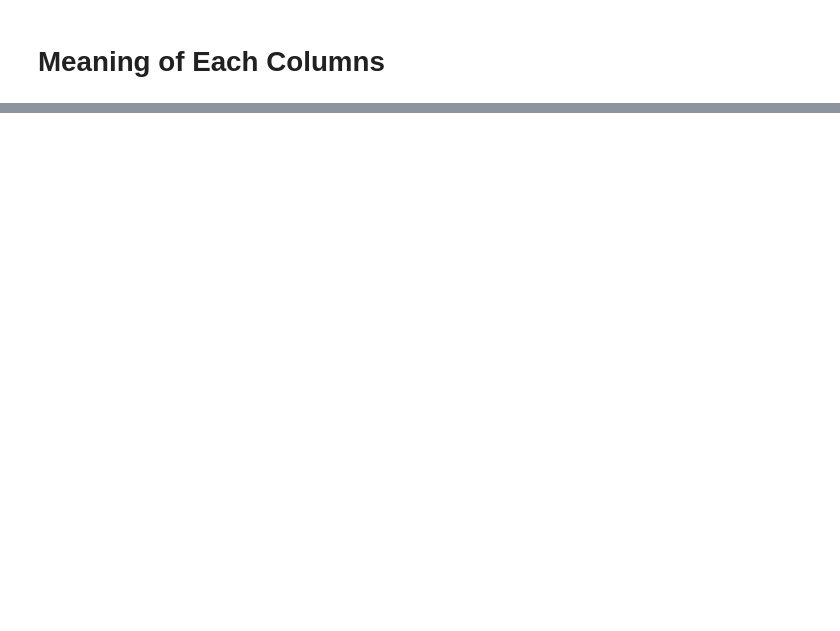
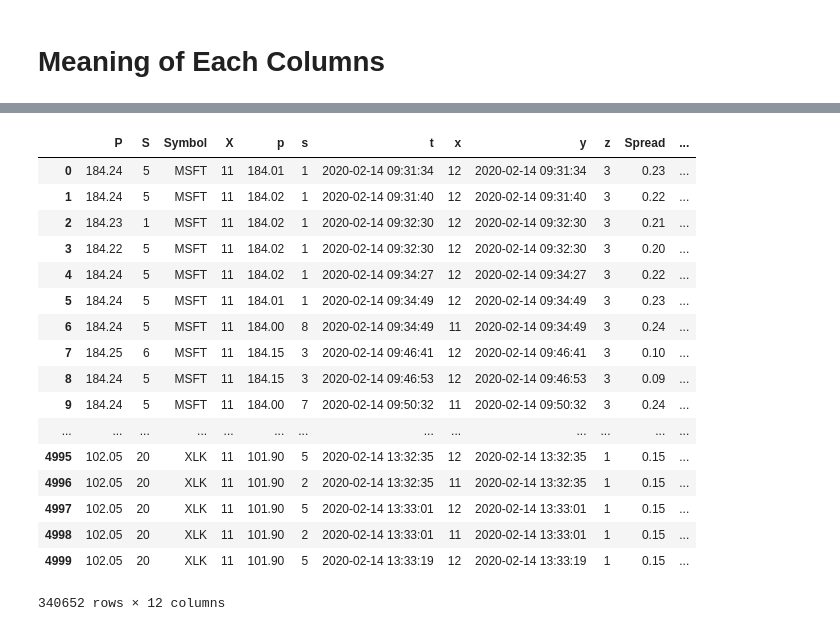
Before and after one commit to sarthak0906/ETF, a Jupyter notebook: JupyterNotebooks/TickByTickMispricingAnalysis.ipynb, the cells around one changed output, grey strips where cells are left out. Drawn from its saved outputs; the diff is of its cells as text; code cells hidden in the pictures; blank space fills up the shorter version.

Commit message:
Grouping Of Time Series by Time

```diff
--- a/JupyterNotebooks/TickByTickMispricingAnalysis.ipynb
+++ b/JupyterNotebooks/TickByTickMispricingAnalysis.ipynb
@@ -52,10 +52,19 @@ class DateTimeManipulation(object):
         marketTimeStamps['marketCloseTS']=self.unix_time_millis(datetime.strptime(marketCloseTSStr,'%Y-%m-%d %H:%M:%S'))
         return marketTimeStamps
 
-    def getHumanTime(self,ts):
-        s, ms = divmod(ts, 1000000000)
-        return datetime(*time.gmtime(s)[:6]),ms
-        #print('{}.{:03d}'.format(time.strftime('%Y-%m-%d %H:%M:%S', time.gmtime(s)), ms))
+    def getHumanTime(self,ts,getMilliSecondsAlso=True):
+        try:
+            s, ms = divmod(ts, 1000000000)
+            if getMilliSecondsAlso:
+                return datetime(*time.gmtime(s)[:6]),ms
+            else:
+                return datetime(*time.gmtime(s)[:6])
+            #print('{}.{:03d}'.format(time.strftime('%Y-%m-%d %H:%M:%S', time.gmtime(s)), ms))
+        except AttributeError:
+            print("Attribute Error Occured")
+            print(ts)
+            print(s)
+            print(ms)
 # %% [markdown]
 # Process the ticker data
 
@@ -126,0 +119,9 @@ tickHistData['AAPL']['map']
+# %%
+finalDF=[]
+appendData=[]
+for key,value in tickHistData.items():
+    df=pd.DataFrame.from_dict(value['results'])
+    df['Symbol']=key
+    appendData.append(df)
+
+finalDF= pd.concat(appendData)
@@ -127,4 +141,6 @@ tickHistData['AAPL']['map']
 # %%
-df=pd.DataFrame.from_dict(tickHistData['AAPL']['results'])
-df['t']=df['t'].apply(lambda x:DateTimeManipulation().getHumanTime(x))
-df['y']=df['y'].apply(lambda x:DateTimeManipulation().getHumanTime(x))
+# Clean the DataFrame
+finalDF['t']=finalDF['t'].apply(lambda x:DateTimeManipulation().getHumanTime(x,getMilliSecondsAlso=False))
+finalDF['y']=finalDF['y'].apply(lambda x:DateTimeManipulation().getHumanTime(x,getMilliSecondsAlso=False))
+finalDF['Spread']=finalDF['P']-finalDF['p']
+finalDF['MidPrice']=(finalDF['P']+finalDF['p'])/2
@@ -153,0 +147,21 @@ df.
+# %%
+finalDF
+# %% [output]
+|  | P | S | Symbol | X | p | s | t | x | y | z | Spread | ... |
+| 0 | 184.24 | 5 | MSFT | 11 | 184.01 | 1 | 2020-02-14 09:31:34 | 12 | 2020-02-14 09:31:34 | 3 | 0.23 | ... |
+| 1 | 184.24 | 5 | MSFT | 11 | 184.02 | 1 | 2020-02-14 09:31:40 | 12 | 2020-02-14 09:31:40 | 3 | 0.22 | ... |
+| 2 | 184.23 | 1 | MSFT | 11 | 184.02 | 1 | 2020-02-14 09:32:30 | 12 | 2020-02-14 09:32:30 | 3 | 0.21 | ... |
+| 3 | 184.22 | 5 | MSFT | 11 | 184.02 | 1 | 2020-02-14 09:32:30 | 12 | 2020-02-14 09:32:30 | 3 | 0.20 | ... |
+| 4 | 184.24 | 5 | MSFT | 11 | 184.02 | 1 | 2020-02-14 09:34:27 | 12 | 2020-02-14 09:34:27 | 3 | 0.22 | ... |
+| 5 | 184.24 | 5 | MSFT | 11 | 184.01 | 1 | 2020-02-14 09:34:49 | 12 | 2020-02-14 09:34:49 | 3 | 0.23 | ... |
+| 6 | 184.24 | 5 | MSFT | 11 | 184.00 | 8 | 2020-02-14 09:34:49 | 11 | 2020-02-14 09:34:49 | 3 | 0.24 | ... |
+| 7 | 184.25 | 6 | MSFT | 11 | 184.15 | 3 | 2020-02-14 09:46:41 | 12 | 2020-02-14 09:46:41 | 3 | 0.10 | ... |
+| 8 | 184.24 | 5 | MSFT | 11 | 184.15 | 3 | 2020-02-14 09:46:53 | 12 | 2020-02-14 09:46:53 | 3 | 0.09 | ... |
+| 9 | 184.24 | 5 | MSFT | 11 | 184.00 | 7 | 2020-02-14 09:50:32 | 11 | 2020-02-14 09:50:32 | 3 | 0.24 | ... |
+| ... | ... | ... | ... | ... | ... | ... | ... | ... | ... | ... | ... | ... |
+| 4995 | 102.05 | 20 | XLK | 11 | 101.90 | 5 | 2020-02-14 13:32:35 | 12 | 2020-02-14 13:32:35 | 1 | 0.15 | ... |
+| 4996 | 102.05 | 20 | XLK | 11 | 101.90 | 2 | 2020-02-14 13:32:35 | 11 | 2020-02-14 13:32:35 | 1 | 0.15 | ... |
+| 4997 | 102.05 | 20 | XLK | 11 | 101.90 | 5 | 2020-02-14 13:33:01 | 12 | 2020-02-14 13:33:01 | 1 | 0.15 | ... |
+| 4998 | 102.05 | 20 | XLK | 11 | 101.90 | 2 | 2020-02-14 13:33:01 | 11 | 2020-02-14 13:33:01 | 1 | 0.15 | ... |
+| 4999 | 102.05 | 20 | XLK | 11 | 101.90 | 5 | 2020-02-14 13:33:19 | 12 | 2020-02-14 13:33:19 | 1 | 0.15 | ... |
+340652 rows × 12 columns
```
Also changed, not shown: parts of 9 cells of this notebook, 1 other file.
